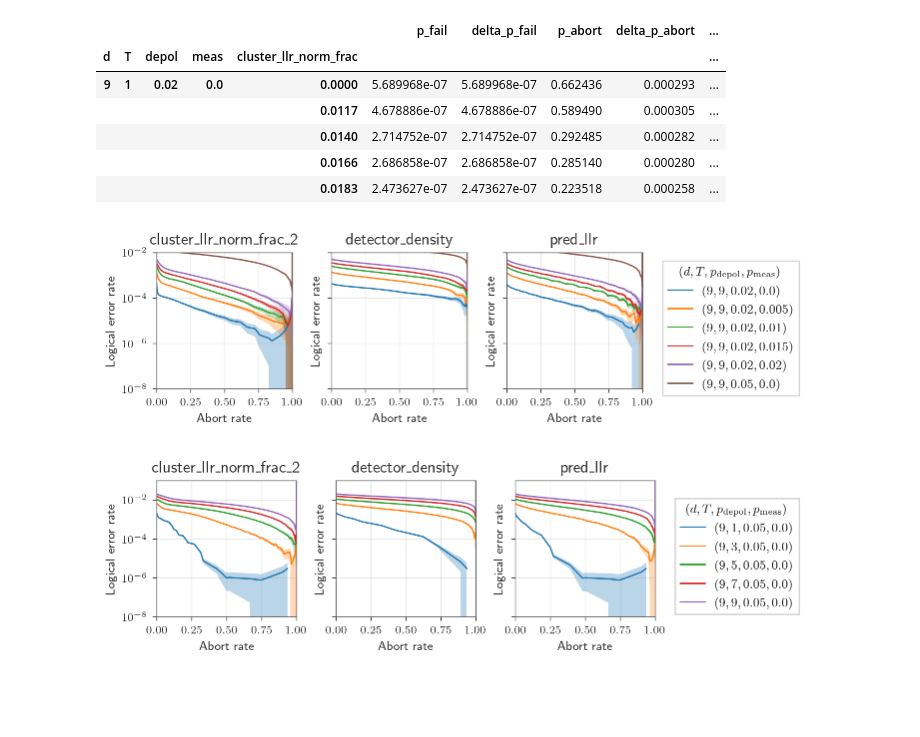
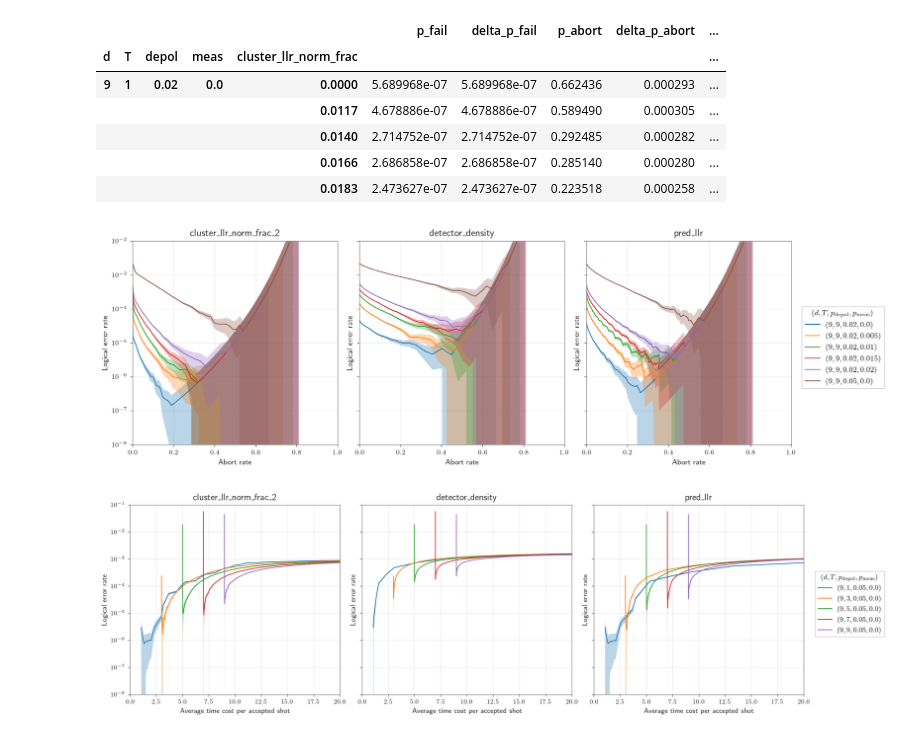
Before and after one commit to seokhyung-lee/ldpc-post-selection, a Jupyter notebook: simulations/analysis/notebooks/surface_code_analysis.ipynb, the cells around one changed output. Cells and saved outputs as stored; diff of their text form; code cells hidden in the pictures; blank space fills up the shorter version.

```diff
--- a/simulations/analysis/notebooks/surface_code_analysis.ipynb
+++ b/simulations/analysis/notebooks/surface_code_analysis.ipynb
@@ -1352,7 +1352,7 @@ df_ps_dict_phenom["cluster_llr_norm_frac_2"].head()
 # %%
 from simulations.analysis.plotting_helpers import error_band_plot
 
-fig, axes = plt.subplots(figsize=(7, 2), ncols=3, sharey=True, constrained_layout=True)
+fig, axes = plt.subplots(figsize=(13, 4), ncols=3, sharey=True, constrained_layout=True)
 
 p_abort_col = "p_abort"
 p_fail_col = "p_fail"
@@ -1373,42 +1373,42 @@ for i_ax, by in enumerate(df_ps_dict_phenom.keys()):
         except KeyError:
             continue
 
         d, T, p_depol, p_meas = circuit_prm
         if d != T:
             continue
         df_subset = df_subset.sort_values(by=p_abort_col)
         p_abort = df_subset[p_abort_col].values
         p_fail = df_subset[p_fail_col].values
         delta_p_fail = df_subset[delta_p_fail_col].values
 
         error_band_plot(
-            p_abort,
-            p_fail,
-            delta_p_fail,
+            1 - (1 - p_abort) ** (1 / T),
+            p_fail / T,
+            delta_p_fail / T,
             color=COLORS(i % 10),
             linestyle="-",
             label=rf"${circuit_prm}$" if i_ax == 0 else None,
             ax=ax,
         )
-        i += 1
+        i+=1
 
     ax.set_xlim(0, 1)
     ax.set_yscale("log")
     ax.set_ylim(1e-8, 1e-2)
     ax.set_xlabel(r"Abort rate")
     ax.set_ylabel(r"Logical error rate")
     ax.set_title(by)
     ax.grid(alpha=0.5)
 
     fig.legend(
         loc="outside right", title=r"$(d, T, p_\mathrm{{depol}}, p_\mathrm{{meas}})$"
     )
 # %% [output]
-[figure, old version]
+[figure, new version]
 # %%
 from simulations.analysis.plotting_helpers import error_band_plot
 
-fig, axes = plt.subplots(figsize=(7, 2), ncols=3, sharey=True, constrained_layout=True)
+fig, axes = plt.subplots(figsize=(14, 4), ncols=3, sharey=True, constrained_layout=True)
 
 p_abort_col = "p_abort"
 p_fail_col = "p_fail"
@@ -1438,9 +1438,9 @@ for i_ax, by in enumerate(df_ps_dict_phenom.keys()):
         delta_p_fail = df_subset[delta_p_fail_col].values
 
         error_band_plot(
-            p_abort,
-            p_fail,
-            delta_p_fail,
+            T/p_abort ,
+            p_fail / T,
+            delta_p_fail / T,
             color=COLORS(i % 10),
             linestyle="-",
             label=rf"${circuit_prm}$" if i_ax == 0 else None,
@@ -1448,10 +1448,10 @@ for i_ax, by in enumerate(df_ps_dict_phenom.keys()):
         )
         i += 1
 
-    ax.set_xlim(0, 1)
+    ax.set_xlim(0, 20)
     ax.set_yscale("log")
     ax.set_ylim(1e-8, 1e-1)
-    ax.set_xlabel(r"Abort rate")
+    ax.set_xlabel(r"Average time cost per accepted sho")
     ax.set_ylabel(r"Logical error rate")
     ax.set_title(by)
     ax.grid(alpha=0.5)
@@ -1460,4 +1460,4 @@ for i_ax, by in enumerate(df_ps_dict_phenom.keys()):
         loc="outside right", title=r"$(d, T, p_\mathrm{{depol}}, p_\mathrm{{meas}})$"
     )
 # %% [output]
-[figure, old version]
+[figure, new version]
```
Also changed, not shown: 9 other files.
